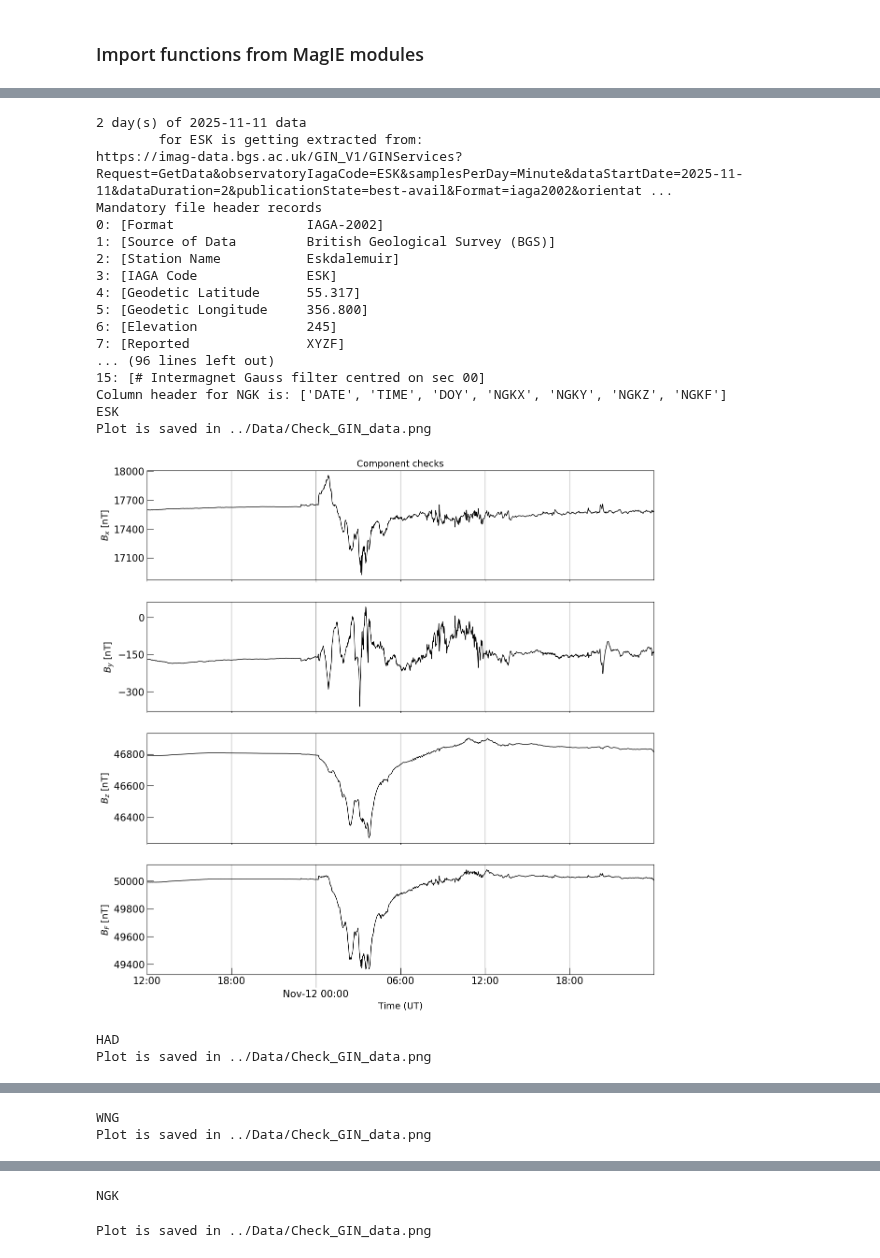
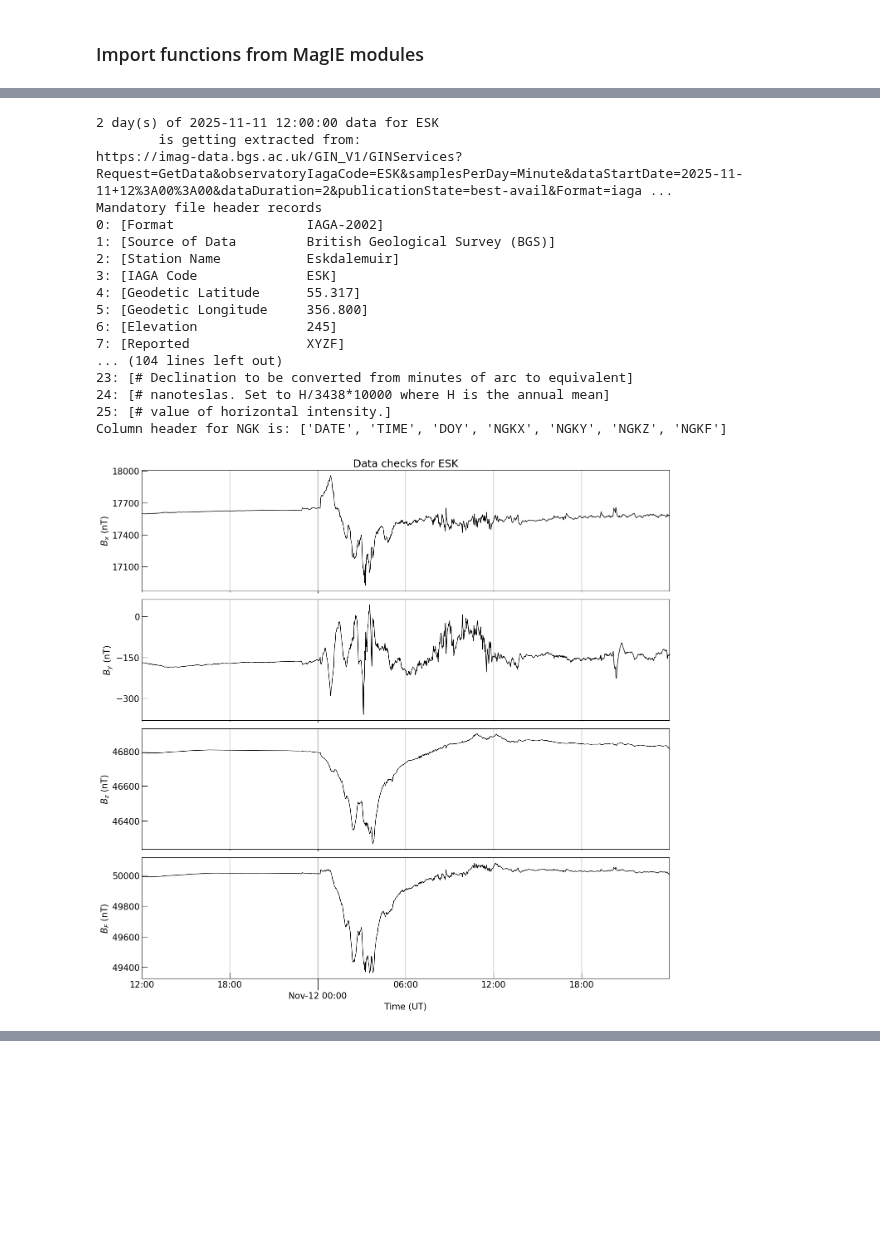
Before and after one commit to magie-network/MAGIE, a Jupyter notebook: notebooks/Plot_data.ipynb, the cells around one changed output, grey strips where cells are left out. Cells and saved outputs as stored; diff of their text form; code cells hidden in the pictures; blank space fills up the shorter version.

Commit message:
Modified Plot_data.ipynb after Plots.py material are migrated to Plotting_Tools.py. Included one-minute derivation cell block and figure.

```diff
--- a/notebooks/Plot_data.ipynb
+++ b/notebooks/Plot_data.ipynb
@@ -50,28 +52,27 @@ Optional argument samples="Minute", use samples="Second" if requiring one-second
 # %%
 df_GIN = get_GIN_data(start_time, iagaSites, dataDuration, orientation)
-title = "Component checks"
-outfile = "Check_GIN_data.png"
-ff = pth.join(output_file_path, outfile)
 for obs in iagaSites:
-    plot_xyzf(df_GIN, obs, start_time, end_time, title, ff, comps=["X", "Y", "Z", "F"])
+    title = f"Data checks for {obs}"
+    fig, ax = plot_xyzf(df_GIN, obs, start_time, end_time, title, comps=["X", "Y", "Z", "F"])
+    outfile = f"Check_{obs}_data.png"
+    ff = Path(output_file_path, outfile)
+    fig.savefig(ff, format="png")
 # %% [output]
-2 day(s) of 2025-11-11 data
-        for ESK is getting extracted from:
-https://imag-data.bgs.ac.uk/GIN_V1/GINServices?Request=GetData&observatoryIagaCode=ESK&samplesPerDay=Minute&dataStartDate=2025-11-11&dataDuration=2&publicationState=best-avail&Format=iaga2002&orientat ...
+2 day(s) of 2025-11-11 12:00:00 data for ESK
+        is getting extracted from:
+https://imag-data.bgs.ac.uk/GIN_V1/GINServices?Request=GetData&observatoryIagaCode=ESK&samplesPerDay=Minute&dataStartDate=2025-11-11+12%3A00%3A00&dataDuration=2&publicationState=best-avail&Format=iaga ...
 Mandatory file header records
 0: [Format                 IAGA-2002]
 1: [Source of Data         British Geological Survey (BGS)]
 2: [Station Name           Eskdalemuir]
 3: [IAGA Code              ESK]
 4: [Geodetic Latitude      55.317]
 5: [Geodetic Longitude     356.800]
 6: [Elevation              245]
 7: [Reported               XYZF]
-... (96 lines left out)
-15: [# Intermagnet Gauss filter centred on sec 00]
+... (104 lines left out)
+23: [# Declination to be converted from minutes of arc to equivalent]
+24: [# nanoteslas. Set to H/3438*10000 where H is the annual mean]
+25: [# value of horizontal intensity.]
 Column header for NGK is: ['DATE', 'TIME', 'DOY', 'NGKX', 'NGKY', 'NGKZ', 'NGKF']
-ESK
-Plot is saved in ../Data/Check_GIN_data.png
-[figure, old version]
+[figure, new version]
-HAD
-Plot is saved in ../Data/Check_GIN_data.png
@@ -79,2 +79,0 @@ Plot is saved in ../Data/Check_GIN_data.png
-WNG
-Plot is saved in ../Data/Check_GIN_data.png
@@ -82,2 +80,0 @@ Plot is saved in ../Data/Check_GIN_data.png
-NGK
-Plot is saved in ../Data/Check_GIN_data.png
```
Also changed, not shown: parts of 21 cells of this notebook.
